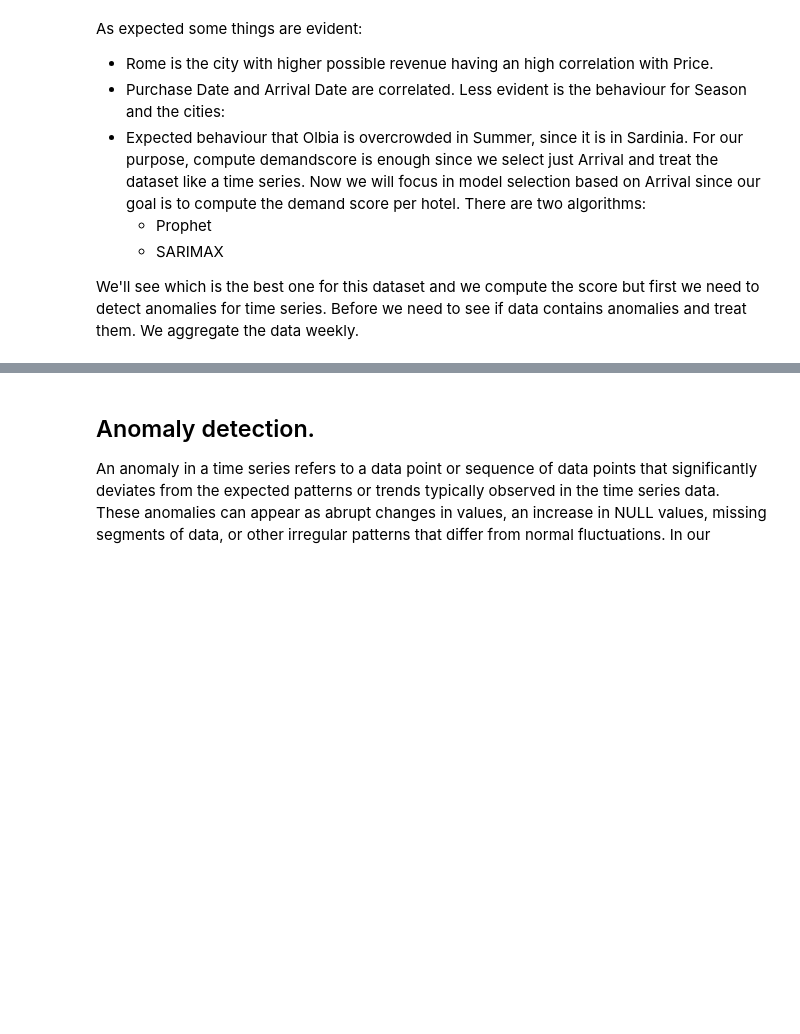
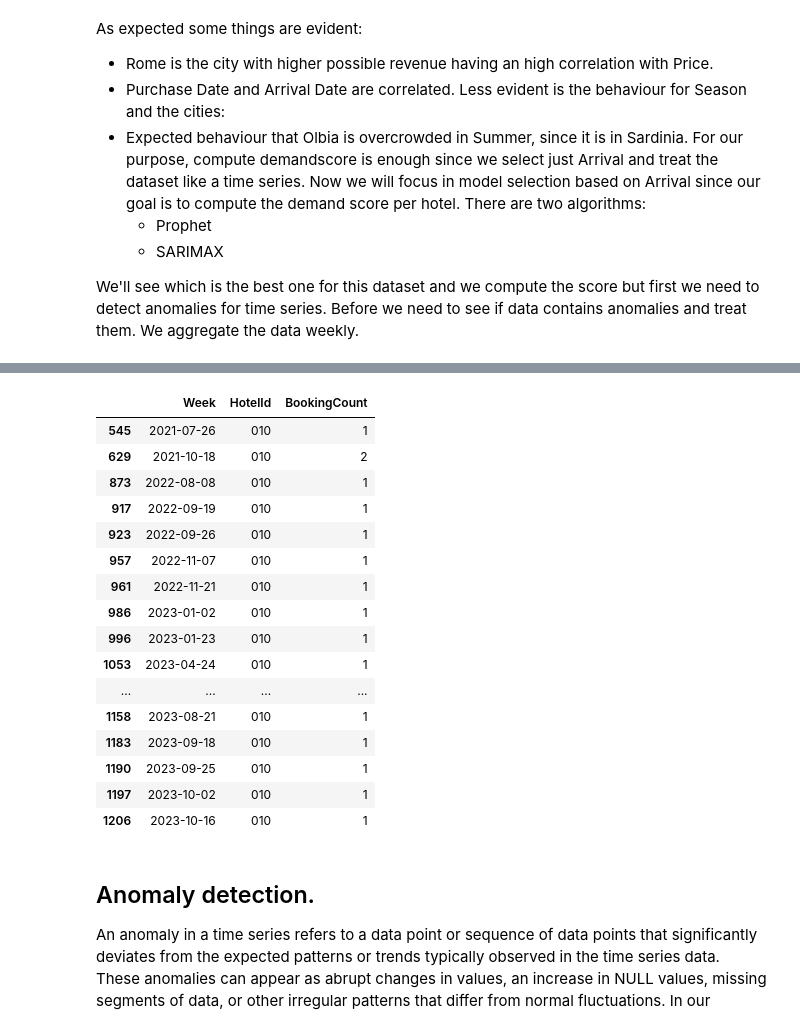
Before and after one commit to CCT-Dublin/capstone-project-feb-2024-pt-giorgiozoppi, a Jupyter notebook: CapstoneProjectGiorgioZoppi.ipynb, the cells around one changed output, grey strips where cells are left out. Saved outputs shown, nothing was run; the diff lists cells and outputs as text; code cells hidden in the pictures; blank space fills up the shorter version.

```diff
--- a/CapstoneProjectGiorgioZoppi.ipynb
+++ b/CapstoneProjectGiorgioZoppi.ipynb
@@ -540,3 +574,23 @@ weekly_demand.head()
+# %%
+weekly_demand[weekly_demand['HotelId']=='010']
+# %% [output]
+|  | Week | HotelId | BookingCount |
+| 545 | 2021-07-26 | 010 | 1 |
+| 629 | 2021-10-18 | 010 | 2 |
+| 873 | 2022-08-08 | 010 | 1 |
+| 917 | 2022-09-19 | 010 | 1 |
+| 923 | 2022-09-26 | 010 | 1 |
+| 957 | 2022-11-07 | 010 | 1 |
+| 961 | 2022-11-21 | 010 | 1 |
+| 986 | 2023-01-02 | 010 | 1 |
+| 996 | 2023-01-23 | 010 | 1 |
+| 1053 | 2023-04-24 | 010 | 1 |
+| ... | ... | ... | ... |
+| 1158 | 2023-08-21 | 010 | 1 |
+| 1183 | 2023-09-18 | 010 | 1 |
+| 1190 | 2023-09-25 | 010 | 1 |
+| 1197 | 2023-10-02 | 010 | 1 |
+| 1206 | 2023-10-16 | 010 | 1 |
 # %% [markdown]
 ## Anomaly detection.
 An anomaly in a time series refers to a data point or sequence of data points that significantly deviates from the expected patterns or trends typically observed in the time series data. These anomalies can appear as abrupt changes in values, an increase in NULL values, missing segments of data, or other irregular patterns that differ from normal fluctuations. In our
```
Also changed, not shown: parts of 12 cells of this notebook.
